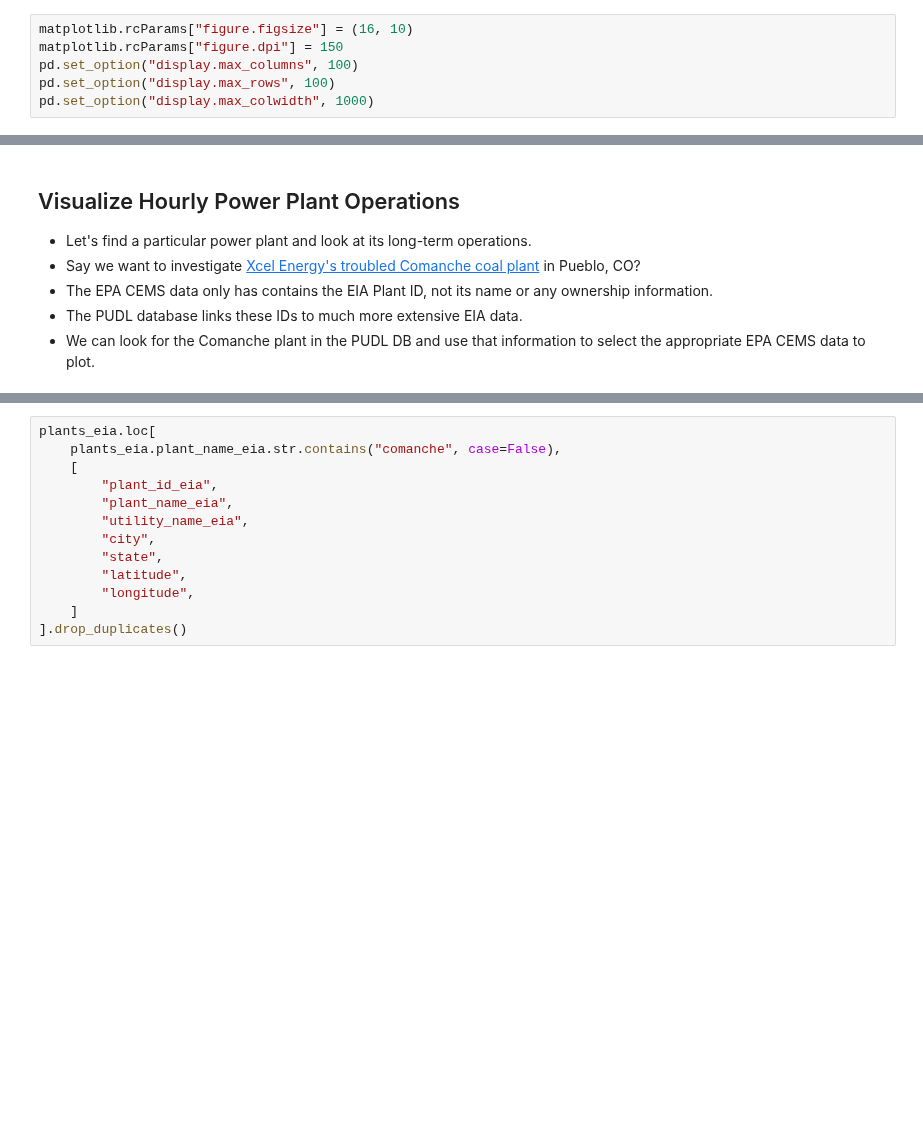
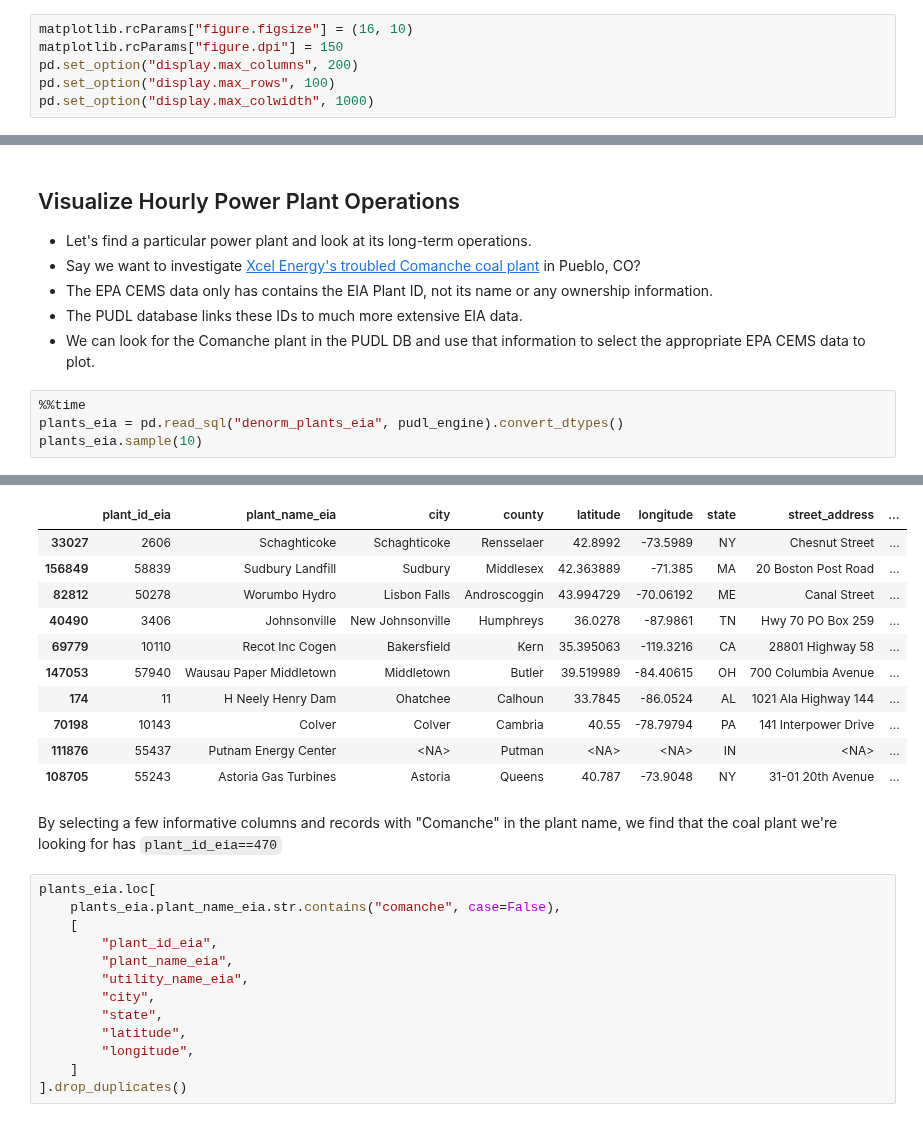
Before and after one commit to catalyst-cooperative/pudl-examples, a Jupyter notebook: notebooks/01-pudl-data-access.ipynb, the cells around one changed output, grey strips where cells are left out. Saved outputs shown, nothing was run; the diff lists cells and outputs as text; blank space fills up the shorter version.

Commit message:
Kaggle Notebook | 01 PUDL Data Access | Version 6

```diff
--- a/notebooks/01-pudl-data-access.ipynb
+++ b/notebooks/01-pudl-data-access.ipynb
@@ -56,6 +56,6 @@ import matplotlib
 # %%
 matplotlib.rcParams["figure.figsize"] = (16, 10)
 matplotlib.rcParams["figure.dpi"] = 150
-pd.set_option("display.max_columns", 100)
+pd.set_option("display.max_columns", 200)
 pd.set_option("display.max_rows", 100)
 pd.set_option("display.max_colwidth", 1000)
@@ -229,3 +416,8 @@ colorado_cems.sample(10)
 * The EPA CEMS data only has contains the EIA Plant ID, not its name or any ownership information.
 * The PUDL database links these IDs to much more extensive EIA data.
 * We can look for the Comanche plant in the PUDL DB and use that information to select the appropriate EPA CEMS data to plot.
+# %%
+%%time
+plants_eia = pd.read_sql("denorm_plants_eia", pudl_engine).convert_dtypes()
+plants_eia.sample(10)
+# %% [output]
@@ -232,3 +426,16 @@ colorado_cems.sample(10)
+|  | plant_id_eia | plant_name_eia | city | county | latitude | longitude | state | street_address | ... |
+| 33027 | 2606 | Schaghticoke | Schaghticoke | Rensselaer | 42.8992 | -73.5989 | NY | Chesnut Street | ... |
+| 156849 | 58839 | Sudbury Landfill | Sudbury | Middlesex | 42.363889 | -71.385 | MA | 20 Boston Post Road | ... |
+| 82812 | 50278 | Worumbo Hydro | Lisbon Falls | Androscoggin | 43.994729 | -70.06192 | ME | Canal Street | ... |
+| 40490 | 3406 | Johnsonville | New Johnsonville | Humphreys | 36.0278 | -87.9861 | TN | Hwy 70 PO Box 259 | ... |
+| 69779 | 10110 | Recot Inc Cogen | Bakersfield | Kern | 35.395063 | -119.3216 | CA | 28801 Highway 58 | ... |
+| 147053 | 57940 | Wausau Paper Middletown | Middletown | Butler | 39.519989 | -84.40615 | OH | 700 Columbia Avenue | ... |
+| 174 | 11 | H Neely Henry Dam | Ohatchee | Calhoun | 33.7845 | -86.0524 | AL | 1021 Ala Highway 144 | ... |
+| 70198 | 10143 | Colver | Colver | Cambria | 40.55 | -78.79794 | PA | 141 Interpower Drive | ... |
+| 111876 | 55437 | Putnam Energy Center | <NA> | Putman | <NA> | <NA> | IN | <NA> | ... |
+| 108705 | 55243 | Astoria Gas Turbines | Astoria | Queens | 40.787 | -73.9048 | NY | 31-01 20th Avenue | ... |
+# %% [markdown]
+By selecting a few informative columns and records with "Comanche" in the plant name, we find that the coal plant we're looking for has `plant_id_eia==470`
 # %%
 plants_eia.loc[
     plants_eia.plant_name_eia.str.contains("comanche", case=False),
```
Also changed, not shown: parts of 31 cells of this notebook.
